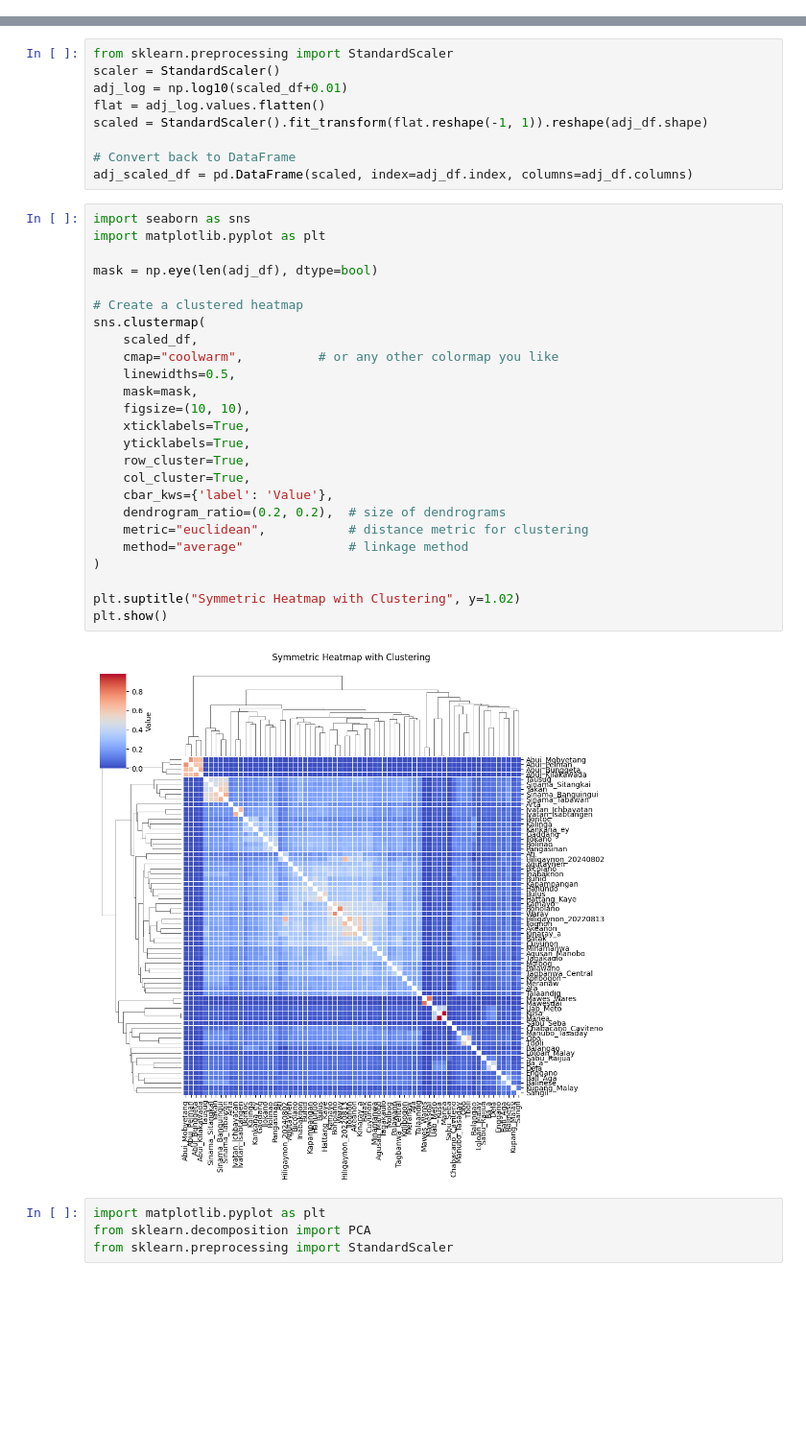
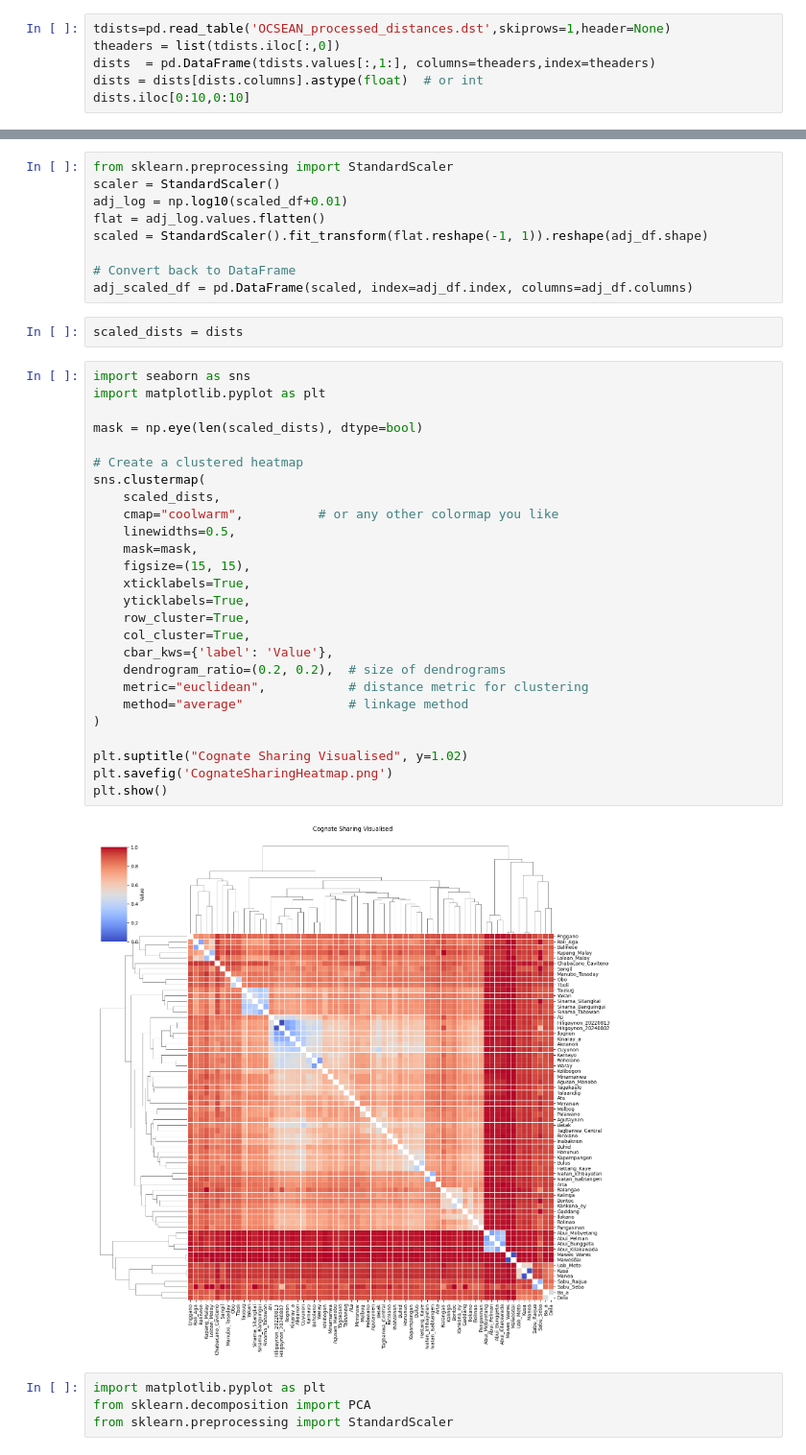
Before and after one commit to danjlawson/ocseanworkshop2025, a Jupyter notebook: lingpy_ocsean_data.ipynb, the cells around one changed output, grey strips where cells are left out. Shown: that part at 96% size. Cells and saved outputs as stored; diff of their text form; blank space fills up the shorter version.

```diff
--- a/lingpy_ocsean_data.ipynb
+++ b/lingpy_ocsean_data.ipynb
@@ -460,0 +636,6 @@ lexdf.head()
+# %%
+tdists=pd.read_table('OCSEAN_processed_distances.dst',skiprows=1,header=None)
+theaders = list(tdists.iloc[:,0])
+dists  = pd.DataFrame(tdists.values[:,1:], columns=theaders,index=theaders)
+dists = dists[dists.columns].astype(float)  # or int
+dists.iloc[0:10,0:10]
@@ -519,33 +738,36 @@ scaled = StandardScaler().fit_transform(flat.reshape(-1, 1)).reshape(adj_df.shap
 
 # Convert back to DataFrame
 adj_scaled_df = pd.DataFrame(scaled, index=adj_df.index, columns=adj_df.columns)
+# %%
+scaled_dists = dists
 # %%
 import seaborn as sns
 import matplotlib.pyplot as plt
 
-mask = np.eye(len(adj_df), dtype=bool)
+mask = np.eye(len(scaled_dists), dtype=bool)
 
 # Create a clustered heatmap
 sns.clustermap(
-    scaled_df,
+    scaled_dists,
     cmap="coolwarm",          # or any other colormap you like
     linewidths=0.5,
     mask=mask,
-    figsize=(10, 10),
+    figsize=(15, 15),
     xticklabels=True,
     yticklabels=True,
     row_cluster=True,
     col_cluster=True,
     cbar_kws={'label': 'Value'},
     dendrogram_ratio=(0.2, 0.2),  # size of dendrograms
     metric="euclidean",           # distance metric for clustering
     method="average"              # linkage method
 )
 
-plt.suptitle("Symmetric Heatmap with Clustering", y=1.02)
+plt.suptitle("Cognate Sharing Visualised", y=1.02)
+plt.savefig('CognateSharingHeatmap.png')
 plt.show()
 # %% [output]
-[figure, old version]
+[figure, new version]
 # %%
 import matplotlib.pyplot as plt
 from sklearn.decomposition import PCA
```
Also changed, not shown: parts of 42 cells of this notebook, 1 other file.
